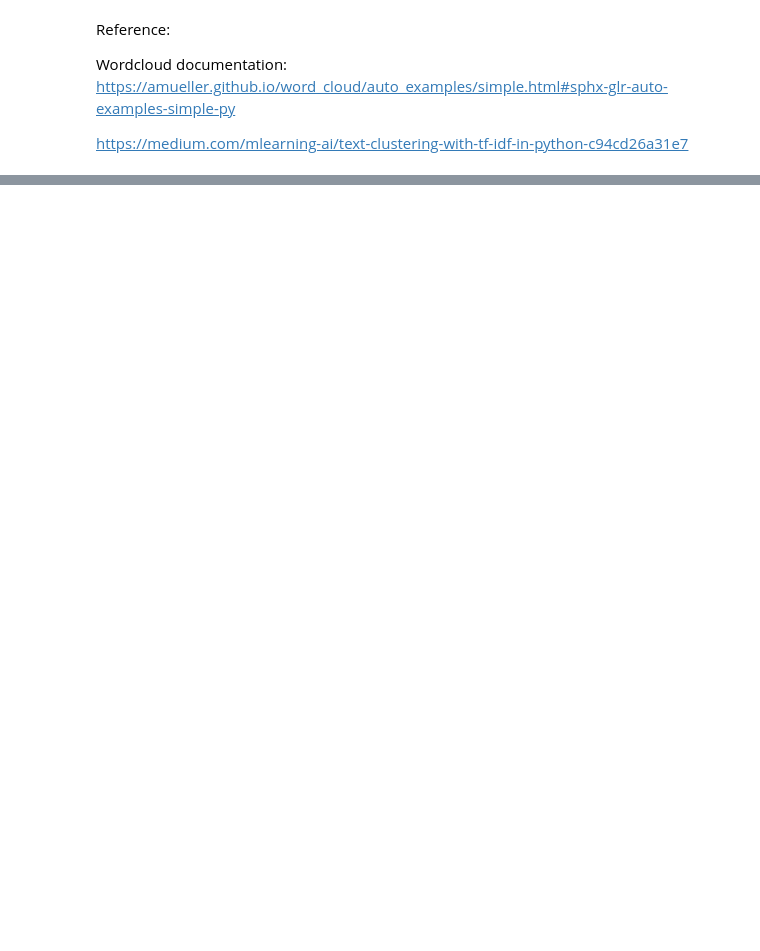
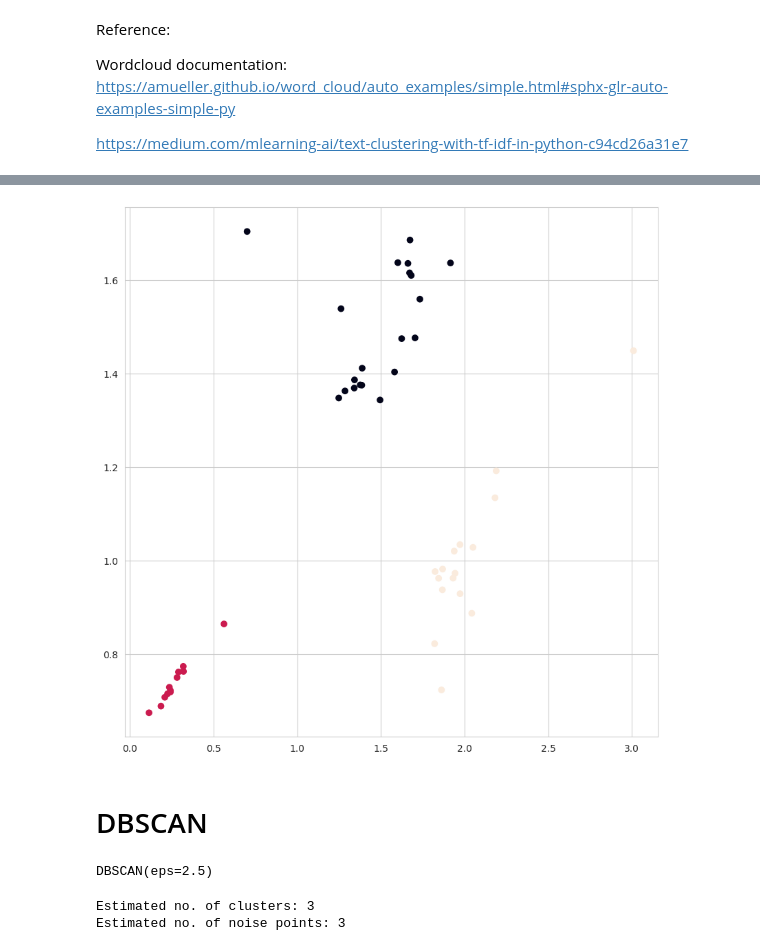
Before and after one commit to anniechiennn/nlp-news-recommendation, a Jupyter notebook: Group5_NLP_News_Recommendation.ipynb, the cells around one changed output, grey strips where cells are left out. Cells and saved outputs as stored; diff of their text form; code cells hidden in the pictures; blank space fills up the shorter version.

Commit message:
Update Group5_NLP_News_Recommendation.ipynb
Added TSNE & DBSCAN

```diff
--- a/Group5_NLP_News_Recommendation.ipynb
+++ b/Group5_NLP_News_Recommendation.ipynb
@@ -787,0 +882,10 @@ https://medium.com/mlearning-ai/text-clustering-with-tf-idf-in-python-c94cd26a31
+# %%
+# Performs K-Means clustering with K = 5
+k = 5
+kmeans = KMeans(n_clusters = k, random_state = 42)
+kmeans.fit(word_vectors_df)
+cluster_labels = kmeans.labels_
+# %%
+word_vectors_df['cluster'] = cluster_labels
+word_vectors_df['x0'] = pca_vecs[:, 0]
+word_vectors_df['x1'] = pca_vecs[:, 1]
@@ -787,0 +921,31 @@ https://medium.com/mlearning-ai/text-clustering-with-tf-idf-in-python-c94cd26a31
+# %%
+word_vectors_df = word_vectors_df.apply(lambda x: pd.to_numeric(x, errors='coerce'))
+
+# Check if there are any NaN values after conversion
+if word_vectors_df.isnull().any().any():
+    # Handle NaN values. Here, we replace NaN with 0
+    word_vectors_df = word_vectors_df.fillna(0)
+# %%
+from sklearn.manifold import TSNE
+tsne_model = TSNE(perplexity=40, n_components=2, init='pca', n_iter=2500, random_state=23)
+new_values = tsne_model.fit_transform(word_vectors_df)
+
+x = []
+y = []
+for value in new_values:
+  x.append(value[0])
+  y.append(value[1])
+# %%
+from sklearn.cluster import KMeans
+
+kmeans = KMeans(n_clusters=3)
+kmeans.fit(new_values)
+labels = kmeans.labels_
+
+plt.figure(figsize=(10, 10))
+plt.scatter(x, y, c=labels)
+plt.show()
+# %% [output]
+[figure, added]
+# %% [markdown]
+# DBSCAN
@@ -787,0 +954,20 @@ https://medium.com/mlearning-ai/text-clustering-with-tf-idf-in-python-c94cd26a31
+# %%
+from sklearn.preprocessing import MaxAbsScaler
+from sklearn.cluster import DBSCAN
+from scipy.sparse import coo_matrix
+
+dbscan = DBSCAN(eps=2.5, min_samples=5)
+dbscan.fit(word_vectors_df)
+# %% [output]
+DBSCAN(eps=2.5)
+# %%
+cluster_labels = dbscan.labels_
+coords = word_vectors_df
+no_clusters = len(np.unique(cluster_labels) )
+no_noise = np.sum(np.array(cluster_labels) == -1, axis=0)
+
+print('Estimated no. of clusters: %d' % no_clusters)
+print('Estimated no. of noise points: %d' % no_noise)
+# %% [output]
+Estimated no. of clusters: 3
+Estimated no. of noise points: 3
```
Also changed, not shown: parts of 18 cells of this notebook.
